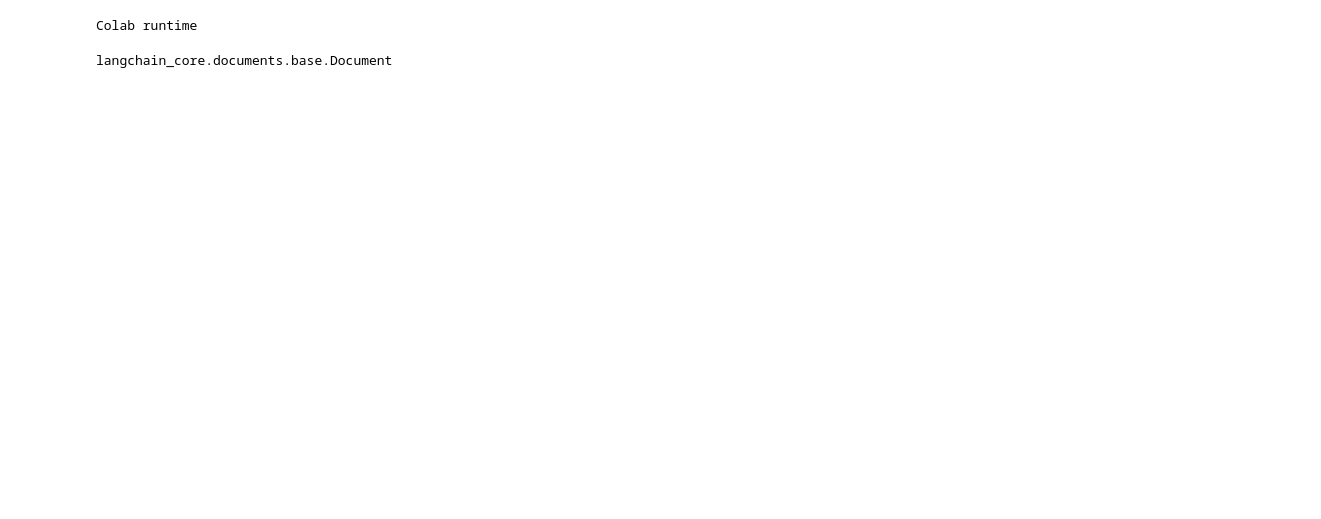
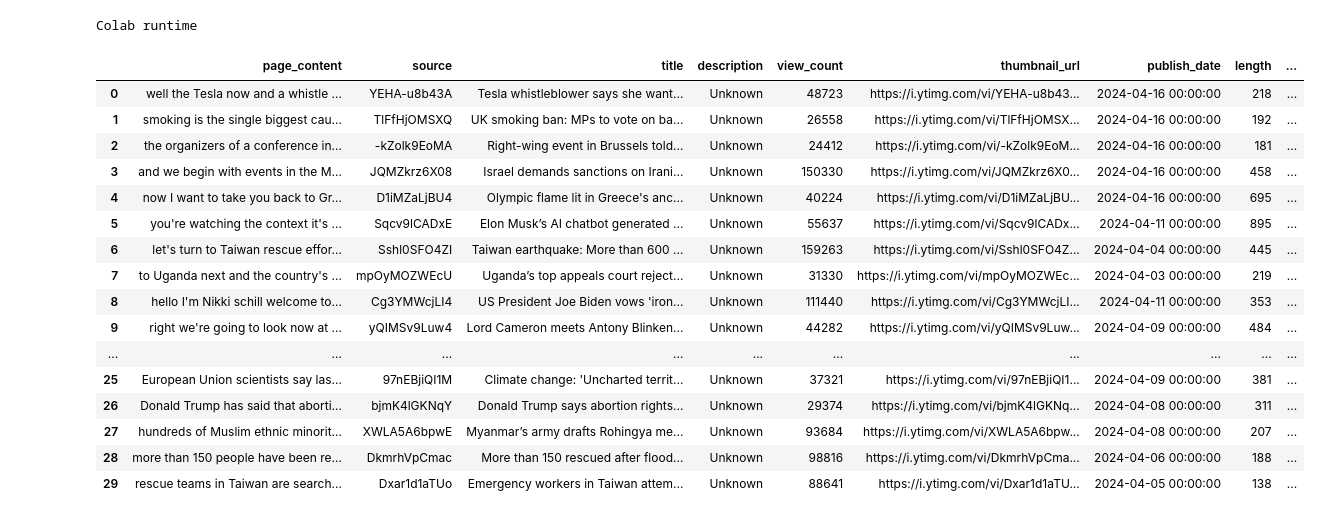
Before and after one commit to gox6/colab-demos, a Jupyter notebook: rags/evaluate-rags-rigorously-or-perish.ipynb, the cells around one changed output. Drawn from its saved outputs; the diff is of its cells as text; code cells hidden in the pictures; blank space fills up the shorter version.

```diff
--- a/rags/evaluate-rags-rigorously-or-perish.ipynb
+++ b/rags/evaluate-rags-rigorously-or-perish.ipynb
@@ -53,15 +63,62 @@ youtube_bbc_news_videos = ["https://youtu.be/YEHA-u8b43A", "https://youtu.be/TlF
 
 count = Counter(youtube_bbc_news_videos)
 assert len(count) == 30
-# %%
-# Collecting transcripts of Youtube videos
-
-loader = YoutubeLoader.from_youtube_url(
-    "https://youtu.be/TlFfHjOMSXQ", add_video_info=True
-)
-
-docs = loader.load()
-# %%
-type(docs[0])
-# %% [output]
-langchain_core.documents.base.Document
+# %%
+# Collecting transcripts of Youtube videos
+# Long running cell: around 60s
+
+def get_youtube_transcripts(urls: list[str]) -> list[Document]:
+
+  docs = list(map(lambda url: YoutubeLoader.from_youtube_url(url, add_video_info=True).load()[0], urls))
+
+  return docs
+
+bbc_news = get_youtube_transcripts(youtube_bbc_news_videos)
+# %%
+# Transforming list of LangChain documents into dataframe to review data conveniently
+
+def to_pl(list_of_docs: list[Document]) -> pl.DataFrame:
+  data = defaultdict(list)
+
+  for doc in list_of_docs:
+    doc_dict = doc.dict()
+    for key in doc_dict.keys():
+      if key != 'metadata':
+        data[key].append(doc_dict[key])
+      else:
+        metadata = doc_dict['metadata']
+        for subkey in metadata.keys():
+          data[subkey].append(metadata[subkey])
+
+  df_pl = pl.DataFrame(data)
+  df_pl = df_pl.with_columns([(pl.lit('https://youtu.be/') + pl.col('source')).alias('video_url'),
+                              (pl.col('page_content').str.split(by=' ').len()).alias("words_no")])
+
+  # df_pl = df_pl.select([ 'publish_date', 'author', 'title',  'video_url', 'view_count', 'length', 'words_no', 'page_content',
+  #      ])
+  return df_pl
+
+
+df_pl = to_pl(bbc_news)
+df_pd = df_pl.to_pandas()   # Switching to Pandas from Polars dataframe as it is then better displayed in Colab
+
+# Displaying data with Colab formatter, or just in pandas
+df_pd
+# %% [output]
+|  | page_content | source | title | description | view_count | thumbnail_url | publish_date | length | ... |
+| 0 | well the Tesla now and a whistle ... | YEHA-u8b43A | Tesla whistleblower says she want... | Unknown | 48723 | https://i.ytimg.com/vi/YEHA-u8b43... | 2024-04-16 00:00:00 | 218 | ... |
+| 1 | smoking is the single biggest cau... | TlFfHjOMSXQ | UK smoking ban: MPs to vote on ba... | Unknown | 26558 | https://i.ytimg.com/vi/TlFfHjOMSX... | 2024-04-16 00:00:00 | 192 | ... |
+| 2 | the organizers of a conference in... | -kZolk9EoMA | Right-wing event in Brussels told... | Unknown | 24412 | https://i.ytimg.com/vi/-kZolk9EoM... | 2024-04-16 00:00:00 | 181 | ... |
+| 3 | and we begin with events in the M... | JQMZkrz6X08 | Israel demands sanctions on Irani... | Unknown | 150330 | https://i.ytimg.com/vi/JQMZkrz6X0... | 2024-04-16 00:00:00 | 458 | ... |
+| 4 | now I want to take you back to Gr... | D1iMZaLjBU4 | Olympic flame lit in Greece's anc... | Unknown | 40224 | https://i.ytimg.com/vi/D1iMZaLjBU... | 2024-04-16 00:00:00 | 695 | ... |
+| 5 | you're watching the context it's ... | Sqcv9lCADxE | Elon Musk’s AI chatbot generated ... | Unknown | 55637 | https://i.ytimg.com/vi/Sqcv9lCADx... | 2024-04-11 00:00:00 | 895 | ... |
+| 6 | let's turn to Taiwan rescue effor... | Sshl0SFO4ZI | Taiwan earthquake: More than 600 ... | Unknown | 159263 | https://i.ytimg.com/vi/Sshl0SFO4Z... | 2024-04-04 00:00:00 | 445 | ... |
+| 7 | to Uganda next and the country's ... | mpOyMOZWEcU | Uganda’s top appeals court reject... | Unknown | 31330 | https://i.ytimg.com/vi/mpOyMOZWEc... | 2024-04-03 00:00:00 | 219 | ... |
+| 8 | hello I'm Nikki schill welcome to... | Cg3YMWcjLI4 | US President Joe Biden vows 'iron... | Unknown | 111440 | https://i.ytimg.com/vi/Cg3YMWcjLI... | 2024-04-11 00:00:00 | 353 | ... |
+| 9 | right we're going to look now at ... | yQIMSv9Luw4 | Lord Cameron meets Antony Blinken... | Unknown | 44282 | https://i.ytimg.com/vi/yQIMSv9Luw... | 2024-04-09 00:00:00 | 484 | ... |
+| ... | ... | ... | ... | ... | ... | ... | ... | ... | ... |
+| 25 | European Union scientists say las... | 97nEBjiQI1M | Climate change: 'Uncharted territ... | Unknown | 37321 | https://i.ytimg.com/vi/97nEBjiQI1... | 2024-04-09 00:00:00 | 381 | ... |
+| 26 | Donald Trump has said that aborti... | bjmK4lGKNqY | Donald Trump says abortion rights... | Unknown | 29374 | https://i.ytimg.com/vi/bjmK4lGKNq... | 2024-04-08 00:00:00 | 311 | ... |
+| 27 | hundreds of Muslim ethnic minorit... | XWLA5A6bpwE | Myanmar’s army drafts Rohingya me... | Unknown | 93684 | https://i.ytimg.com/vi/XWLA5A6bpw... | 2024-04-08 00:00:00 | 207 | ... |
+| 28 | more than 150 people have been re... | DkmrhVpCmac | More than 150 rescued after flood... | Unknown | 98816 | https://i.ytimg.com/vi/DkmrhVpCma... | 2024-04-06 00:00:00 | 188 | ... |
+| 29 | rescue teams in Taiwan are search... | Dxar1d1aTUo | Emergency workers in Taiwan attem... | Unknown | 88641 | https://i.ytimg.com/vi/Dxar1d1aTU... | 2024-04-05 00:00:00 | 138 | ... |
```
Also changed, not shown: parts of 10 cells of this notebook.
